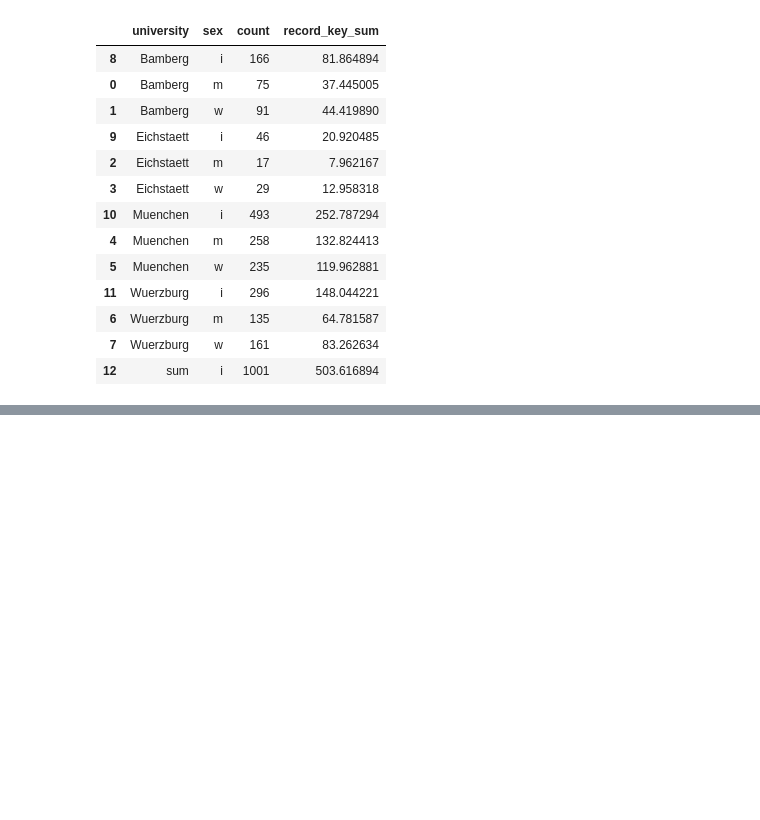
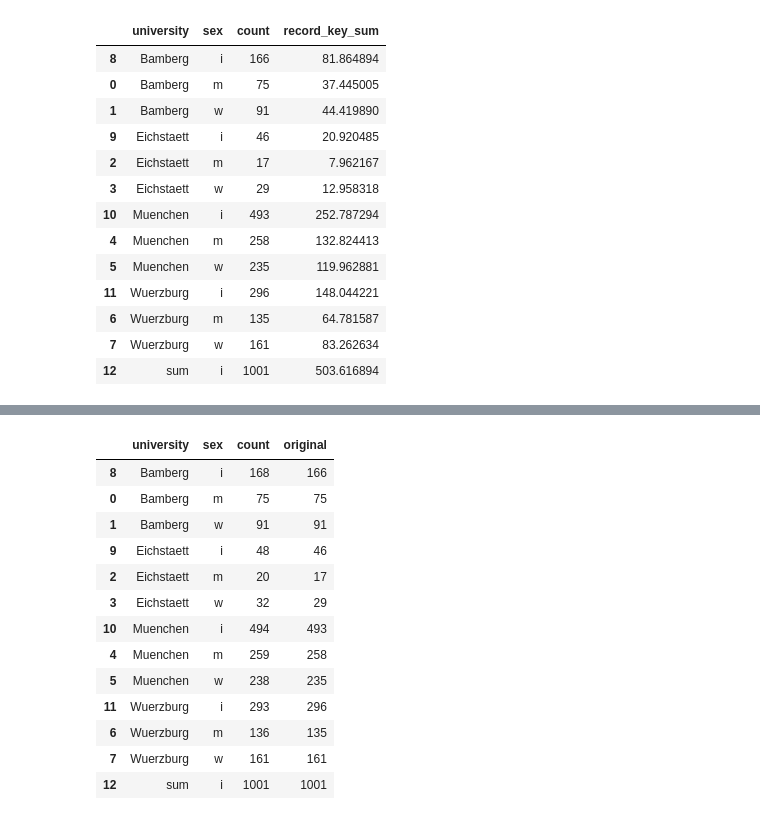
Before and after one commit to JoshuaSimon/Cell-Key-Method, a Jupyter notebook: src/ckm.ipynb, the cells around one changed output, grey strips where cells are left out. Saved outputs shown, nothing was run; the diff lists cells and outputs as text; code cells hidden in the pictures; blank space fills up the shorter version.

```diff
--- a/src/ckm.ipynb
+++ b/src/ckm.ipynb
@@ -363,6 +363,24 @@ overlayed_data2
 | 6 | Wuerzburg | m | 136 | 64.781587 |
 | 7 | Wuerzburg | w | 161 | 83.262634 |
 | 12 | sum | i | 1001 | 503.616894 |
+# %%
+overlayed_data2["original"] = table_data2["count"]
+overlayed_data2.drop(columns=("record_key_sum"))
+# %% [output]
+|  | university | sex | count | original |
+| 8 | Bamberg | i | 168 | 166 |
+| 0 | Bamberg | m | 75 | 75 |
+| 1 | Bamberg | w | 91 | 91 |
+| 9 | Eichstaett | i | 48 | 46 |
+| 2 | Eichstaett | m | 20 | 17 |
+| 3 | Eichstaett | w | 32 | 29 |
+| 10 | Muenchen | i | 494 | 493 |
+| 4 | Muenchen | m | 259 | 258 |
+| 5 | Muenchen | w | 238 | 235 |
+| 11 | Wuerzburg | i | 293 | 296 |
+| 6 | Wuerzburg | m | 136 | 135 |
+| 7 | Wuerzburg | w | 161 | 161 |
+| 12 | sum | i | 1001 | 1001 |
 # %%
 sum_data = overlayed_data2["count"][overlayed_data2["sex"] == "i"]
 print(f"Summe der einzelnen Insgesamt-Spalten = {sum_data.iloc[:-1].sum()}.")
```
Also changed, not shown: parts of 4 cells of this notebook, 11 other files.
